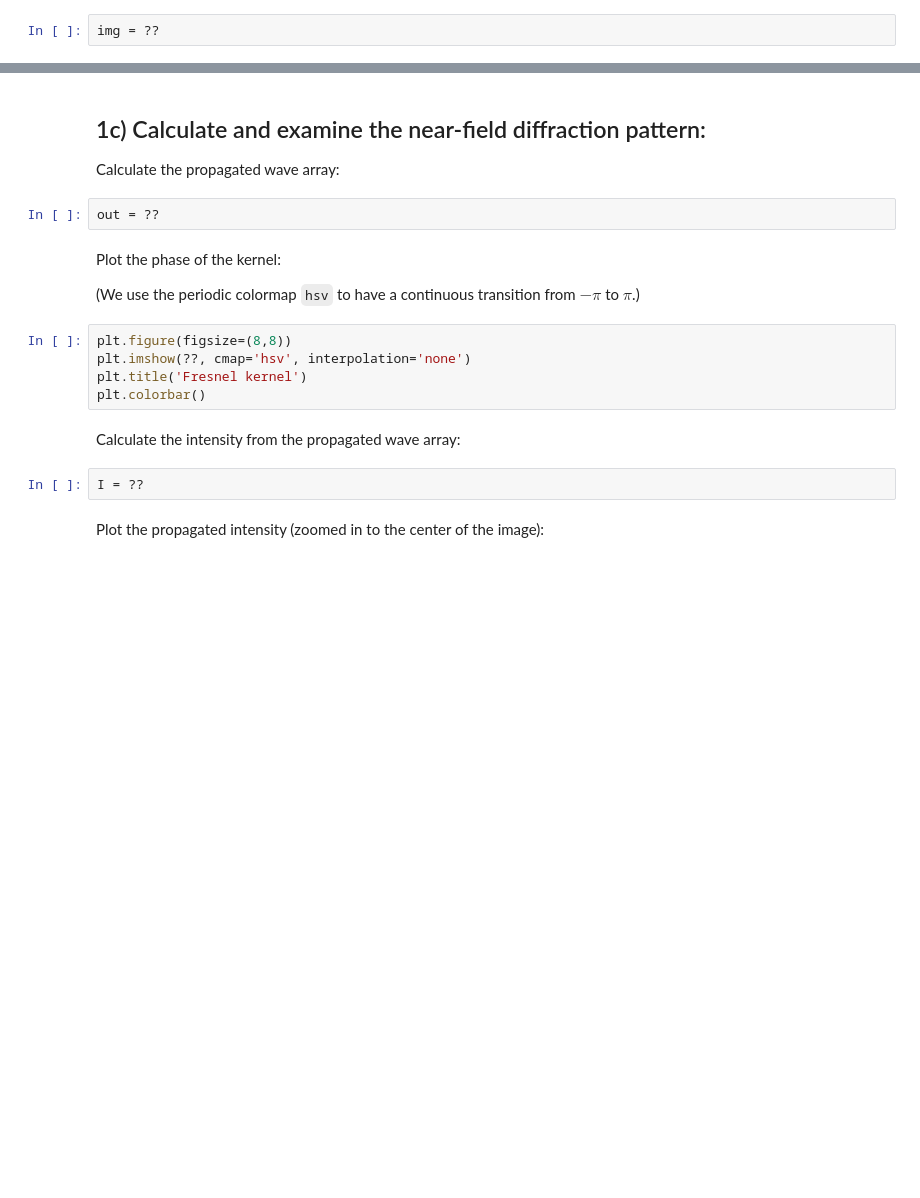
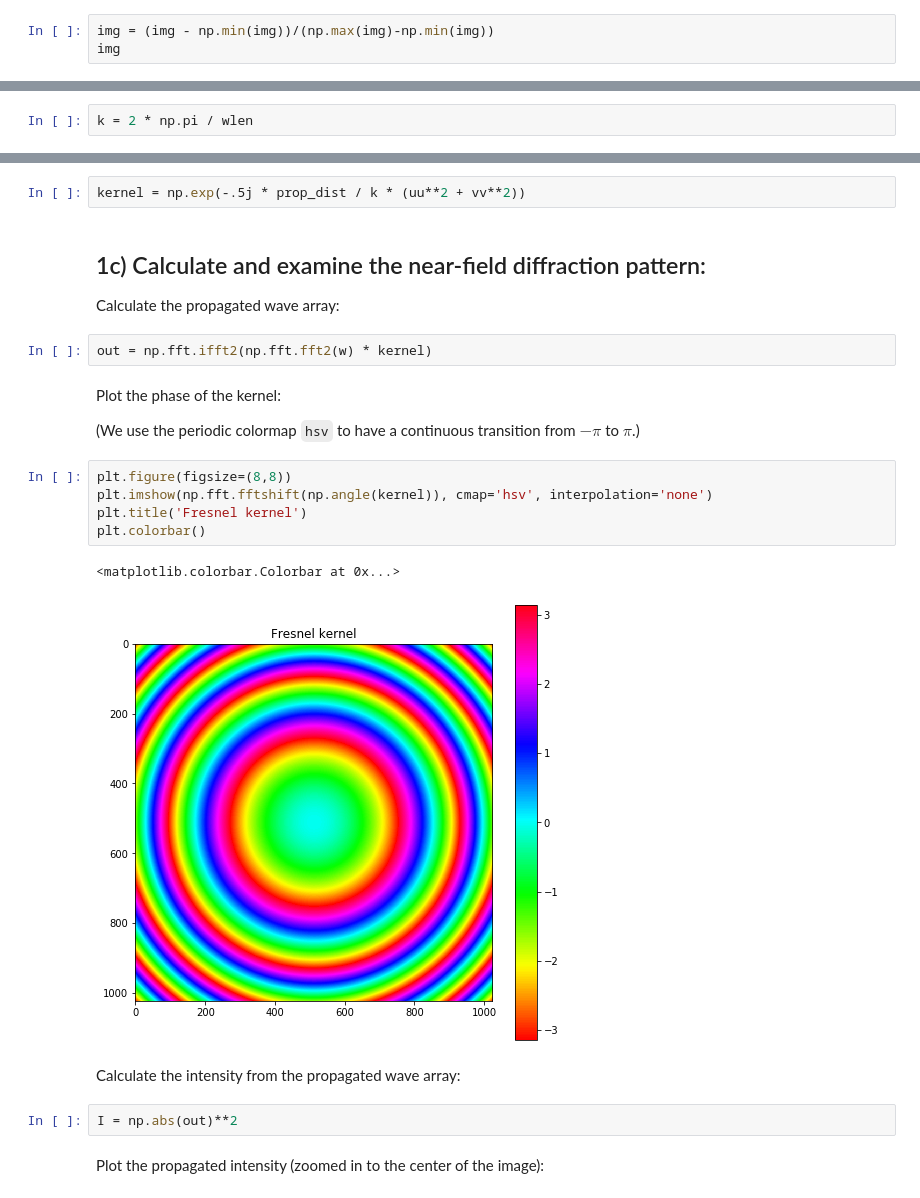
Before and after one commit to AbinavRavi/ImageProcessing, a Jupyter notebook: Assignment7/fresnel_and_fraunhofer_propagation.ipynb, the cells around one changed output, grey strips where cells are left out. Saved outputs shown, nothing was run; the diff lists cells and outputs as text; blank space fills up the shorter version.

```diff
--- a/Assignment7/fresnel_and_fraunhofer_propagation.ipynb
+++ b/Assignment7/fresnel_and_fraunhofer_propagation.ipynb
@@ -40,4 +68,5 @@ img = ??
 # %% [markdown]
 Scale such that the maximum value is 1 and the minimum is 0:
-# %%
-img = ??
+# %%
+img = (img - np.min(img))/(np.max(img)-np.min(img))
+img
@@ -79,2 +117,4 @@ k = ??
+# %%
+k = 2 * np.pi / wlen
 # %% [markdown]
 Generate the kernel:
@@ -83,22 +121,27 @@ kernel = ??
+# %%
+kernel = np.exp(-.5j * prop_dist / k * (uu**2 + vv**2))
 # %% [markdown]
 ## 1c) Calculate and examine the near-field diffraction pattern:
 
 Calculate the propagated wave array:
-# %%
-out = ??
+# %%
+out = np.fft.ifft2(np.fft.fft2(w) * kernel)
 # %% [markdown]
 Plot the phase of the kernel:
 
 (We use the periodic colormap `hsv` to have a continuous transition from $-\pi$ to $\pi$.)
 # %%
 plt.figure(figsize=(8,8))
-plt.imshow(??, cmap='hsv', interpolation='none')
+plt.imshow(np.fft.fftshift(np.angle(kernel)), cmap='hsv', interpolation='none')
 plt.title('Fresnel kernel')
 plt.colorbar()
+# %% [output]
+<matplotlib.colorbar.Colorbar at 0x...>
+[figure, added]
 # %% [markdown]
 Calculate the intensity from the propagated wave array:
-# %%
-I = ??
+# %%
+I = np.abs(out)**2
 # %% [markdown]
 Plot the propagated intensity (zoomed in to the center of the image):
 # %%
```
Also changed, not shown: parts of 19 cells of this notebook.
